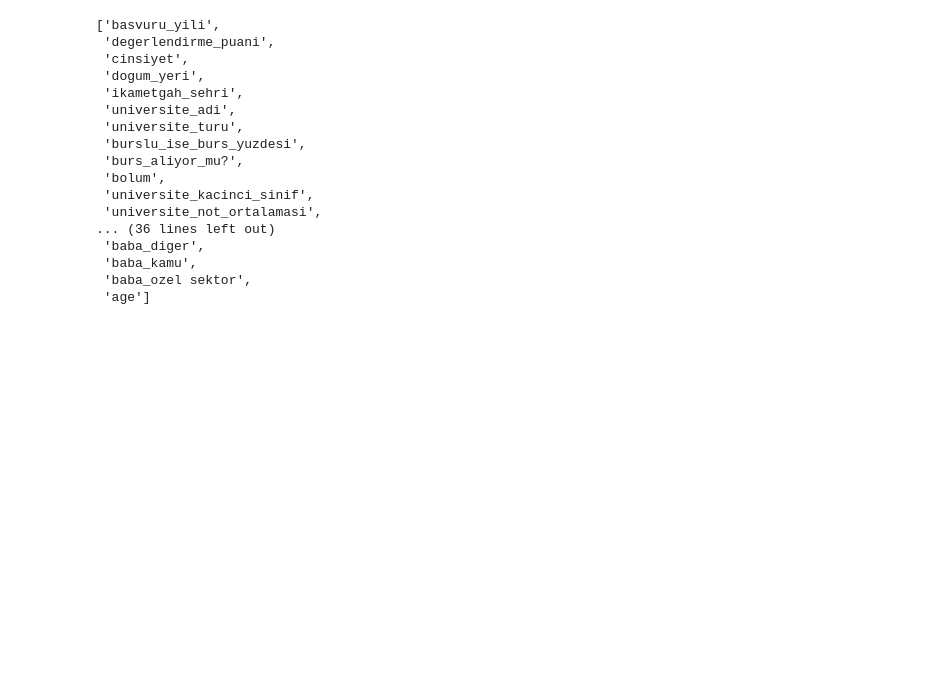
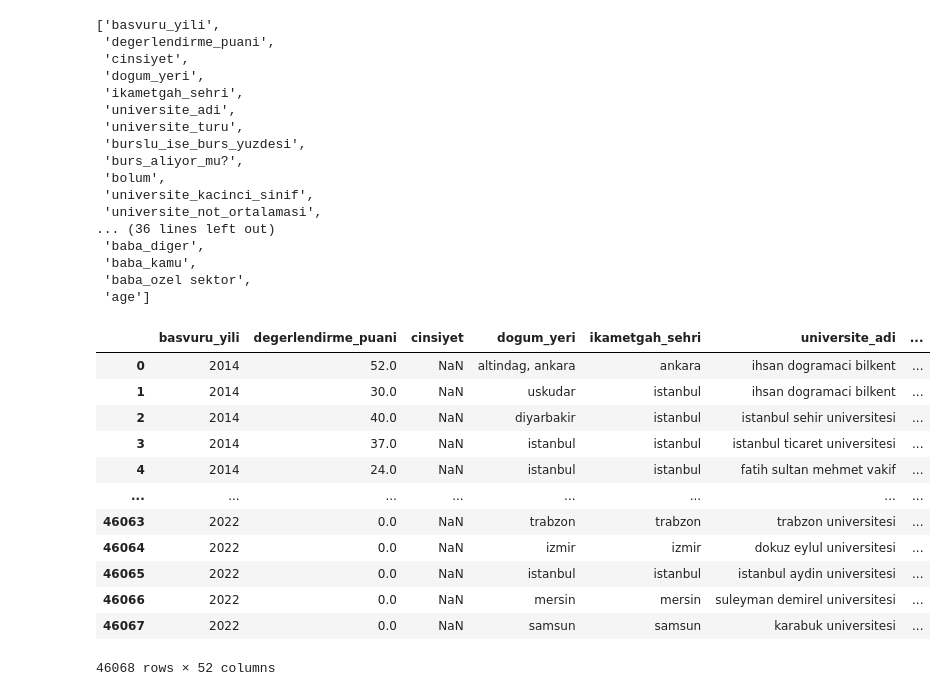
Before and after one commit to groupsankey/competitions, a Jupyter notebook: datathon-2024/Mustafa/DataCleaning.ipynb, the cells around one changed output. Saved outputs shown, nothing was run; the diff lists cells and outputs as text; code cells hidden in the pictures; blank space fills up the shorter version.

```diff
--- a/datathon-2024/Mustafa/DataCleaning.ipynb
+++ b/datathon-2024/Mustafa/DataCleaning.ipynb
@@ -142,3 +142,19 @@ list
  'baba_kamu',
  'baba_ozel sektor',
  'age']
+# %%
+cleanedData
+# %% [output]
+|  | basvuru_yili | degerlendirme_puani | cinsiyet | dogum_yeri | ikametgah_sehri | universite_adi | ... |
+| 0 | 2014 | 52.0 | NaN | altindag, ankara | ankara | ihsan dogramaci bilkent | ... |
+| 1 | 2014 | 30.0 | NaN | uskudar | istanbul | ihsan dogramaci bilkent | ... |
+| 2 | 2014 | 40.0 | NaN | diyarbakir | istanbul | istanbul sehir universitesi | ... |
+| 3 | 2014 | 37.0 | NaN | istanbul | istanbul | istanbul ticaret universitesi | ... |
+| 4 | 2014 | 24.0 | NaN | istanbul | istanbul | fatih sultan mehmet vakif | ... |
+| ... | ... | ... | ... | ... | ... | ... | ... |
+| 46063 | 2022 | 0.0 | NaN | trabzon | trabzon | trabzon universitesi | ... |
+| 46064 | 2022 | 0.0 | NaN | izmir | izmir | dokuz eylul universitesi | ... |
+| 46065 | 2022 | 0.0 | NaN | istanbul | istanbul | istanbul aydin universitesi | ... |
+| 46066 | 2022 | 0.0 | NaN | mersin | mersin | suleyman demirel universitesi | ... |
+| 46067 | 2022 | 0.0 | NaN | samsun | samsun | karabuk universitesi | ... |
+46068 rows × 52 columns
```
Also changed, not shown: parts of 2 cells of this notebook, 4 other files.
